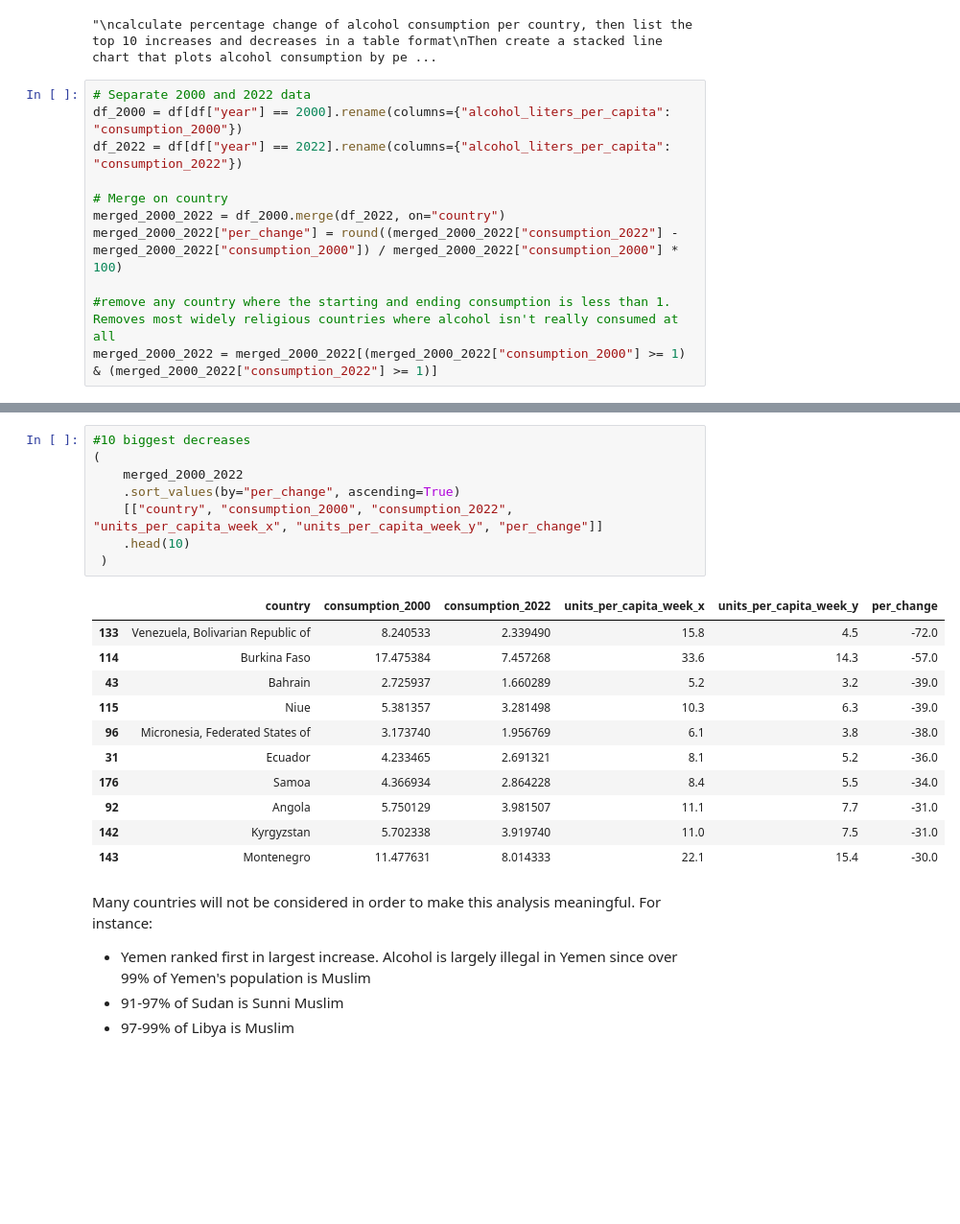
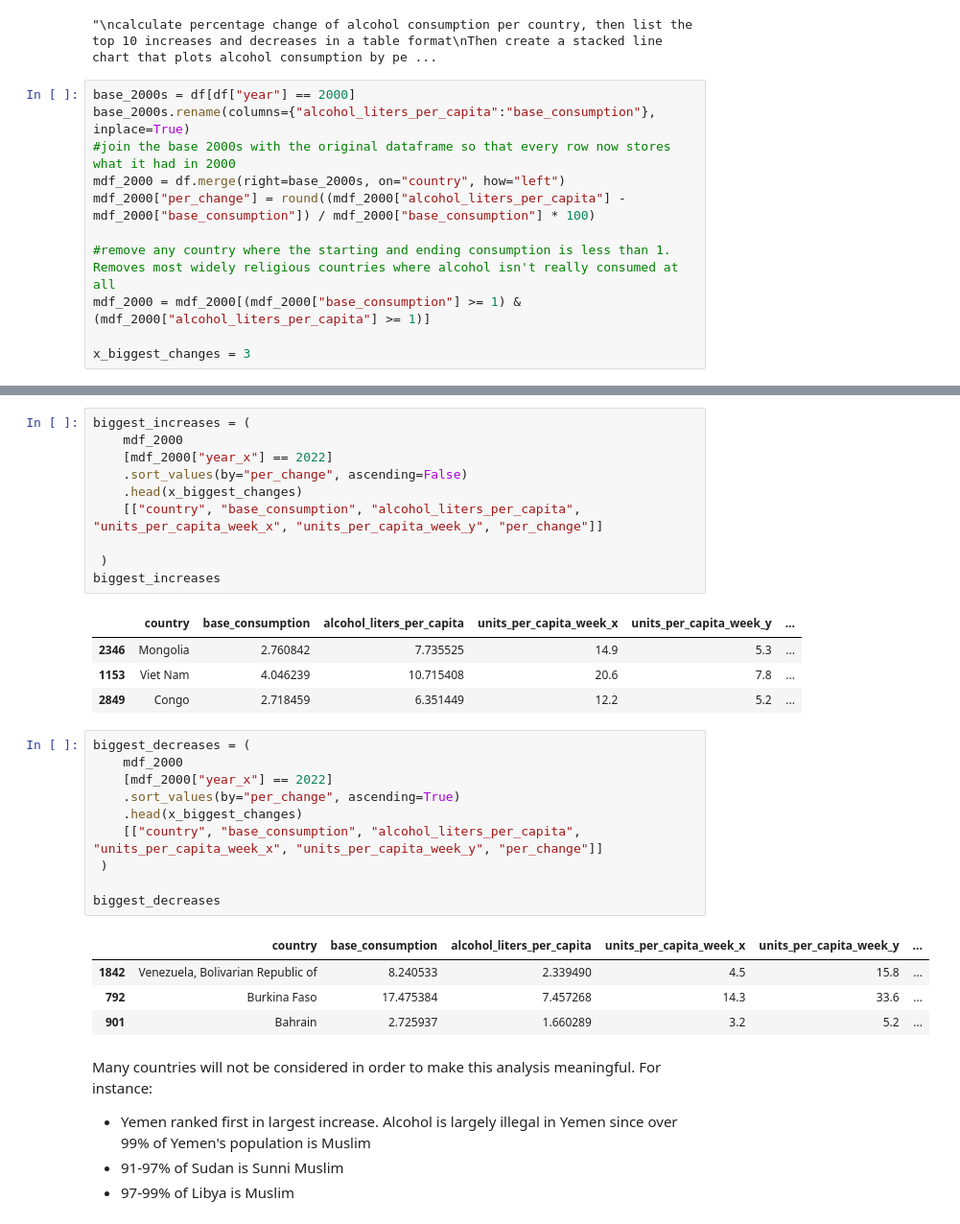
Before and after one commit to Huang-Hao-Gao/global-alcohol-consumption-analysis, a Jupyter notebook: analysis.ipynb, the cells around one changed output, grey strips where cells are left out. Shown at 96% size. Cells and saved outputs as stored; diff of their text form; blank space fills up the shorter version.

```diff
--- a/analysis.ipynb
+++ b/analysis.ipynb
@@ -168,13 +168,13 @@ Then create a stacked line chart that plots alcohol consumption by percentage in
 # %% [output]
 "\ncalculate percentage change of alcohol consumption per country, then list the top 10 increases and decreases in a table format\nThen create a stacked line chart that plots alcohol consumption by pe ...
 # %%
-# Separate 2000 and 2022 data
-df_2000 = df[df["year"] == 2000].rename(columns={"alcohol_liters_per_capita": "consumption_2000"})
-df_2022 = df[df["year"] == 2022].rename(columns={"alcohol_liters_per_capita": "consumption_2022"})
-
-# Merge on country
-merged_2000_2022 = df_2000.merge(df_2022, on="country")
-merged_2000_2022["per_change"] = round((merged_2000_2022["consumption_2022"] - merged_2000_2022["consumption_2000"]) / merged_2000_2022["consumption_2000"] * 100)
+base_2000s = df[df["year"] == 2000]
+base_2000s.rename(columns={"alcohol_liters_per_capita":"base_consumption"}, inplace=True)
+#join the base 2000s with the original dataframe so that every row now stores what it had in 2000
+mdf_2000 = df.merge(right=base_2000s, on="country", how="left")
+mdf_2000["per_change"] = round((mdf_2000["alcohol_liters_per_capita"] - mdf_2000["base_consumption"]) / mdf_2000["base_consumption"] * 100)
 
 #remove any country where the starting and ending consumption is less than 1. Removes most widely religious countries where alcohol isn't really consumed at all
-merged_2000_2022 = merged_2000_2022[(merged_2000_2022["consumption_2000"] >= 1) & (merged_2000_2022["consumption_2022"] >= 1)]
+mdf_2000 = mdf_2000[(mdf_2000["base_consumption"] >= 1) & (mdf_2000["alcohol_liters_per_capita"] >= 1)]
+
+x_biggest_changes = 3
@@ -201,23 +181,33 @@ merged_2000_2022 = merged_2000_2022[(merged_2000_2022["consumption_2000"] >= 1)
+# %%
+biggest_increases = (
+    mdf_2000
+    [mdf_2000["year_x"] == 2022]
+    .sort_values(by="per_change", ascending=False)
+    .head(x_biggest_changes)
+    [["country", "base_consumption", "alcohol_liters_per_capita", "units_per_capita_week_x", "units_per_capita_week_y", "per_change"]]
+
+ )
+biggest_increases
+# %% [output]
+|  | country | base_consumption | alcohol_liters_per_capita | units_per_capita_week_x | units_per_capita_week_y | ... |
+| 2346 | Mongolia | 2.760842 | 7.735525 | 14.9 | 5.3 | ... |
+| 1153 | Viet Nam | 4.046239 | 10.715408 | 20.6 | 7.8 | ... |
+| 2849 | Congo | 2.718459 | 6.351449 | 12.2 | 5.2 | ... |
 # %%
-#10 biggest decreases
-(
-    merged_2000_2022
+biggest_decreases = (
+    mdf_2000
+    [mdf_2000["year_x"] == 2022]
     .sort_values(by="per_change", ascending=True)
-    [["country", "consumption_2000", "consumption_2022", "units_per_capita_week_x", "units_per_capita_week_y", "per_change"]]
-    .head(10)
+    .head(x_biggest_changes)
+    [["country", "base_consumption", "alcohol_liters_per_capita", "units_per_capita_week_x", "units_per_capita_week_y", "per_change"]]
  )
+
+biggest_decreases
 # %% [output]
-|  | country | consumption_2000 | consumption_2022 | units_per_capita_week_x | units_per_capita_week_y | per_change |
-| 133 | Venezuela, Bolivarian Republic of | 8.240533 | 2.339490 | 15.8 | 4.5 | -72.0 |
-| 114 | Burkina Faso | 17.475384 | 7.457268 | 33.6 | 14.3 | -57.0 |
-| 43 | Bahrain | 2.725937 | 1.660289 | 5.2 | 3.2 | -39.0 |
-| 115 | Niue | 5.381357 | 3.281498 | 10.3 | 6.3 | -39.0 |
-| 96 | Micronesia, Federated States of | 3.173740 | 1.956769 | 6.1 | 3.8 | -38.0 |
-| 31 | Ecuador | 4.233465 | 2.691321 | 8.1 | 5.2 | -36.0 |
-| 176 | Samoa | 4.366934 | 2.864228 | 8.4 | 5.5 | -34.0 |
-| 92 | Angola | 5.750129 | 3.981507 | 11.1 | 7.7 | -31.0 |
-| 142 | Kyrgyzstan | 5.702338 | 3.919740 | 11.0 | 7.5 | -31.0 |
-| 143 | Montenegro | 11.477631 | 8.014333 | 22.1 | 15.4 | -30.0 |
+|  | country | base_consumption | alcohol_liters_per_capita | units_per_capita_week_x | units_per_capita_week_y | ... |
+| 1842 | Venezuela, Bolivarian Republic of | 8.240533 | 2.339490 | 4.5 | 15.8 | ... |
+| 792 | Burkina Faso | 17.475384 | 7.457268 | 14.3 | 33.6 | ... |
+| 901 | Bahrain | 2.725937 | 1.660289 | 3.2 | 5.2 | ... |
 # %% [markdown]
 Many countries will not be considered in order to make this analysis meaningful.
 For instance:
```
Also changed, not shown: parts of 3 cells of this notebook.
